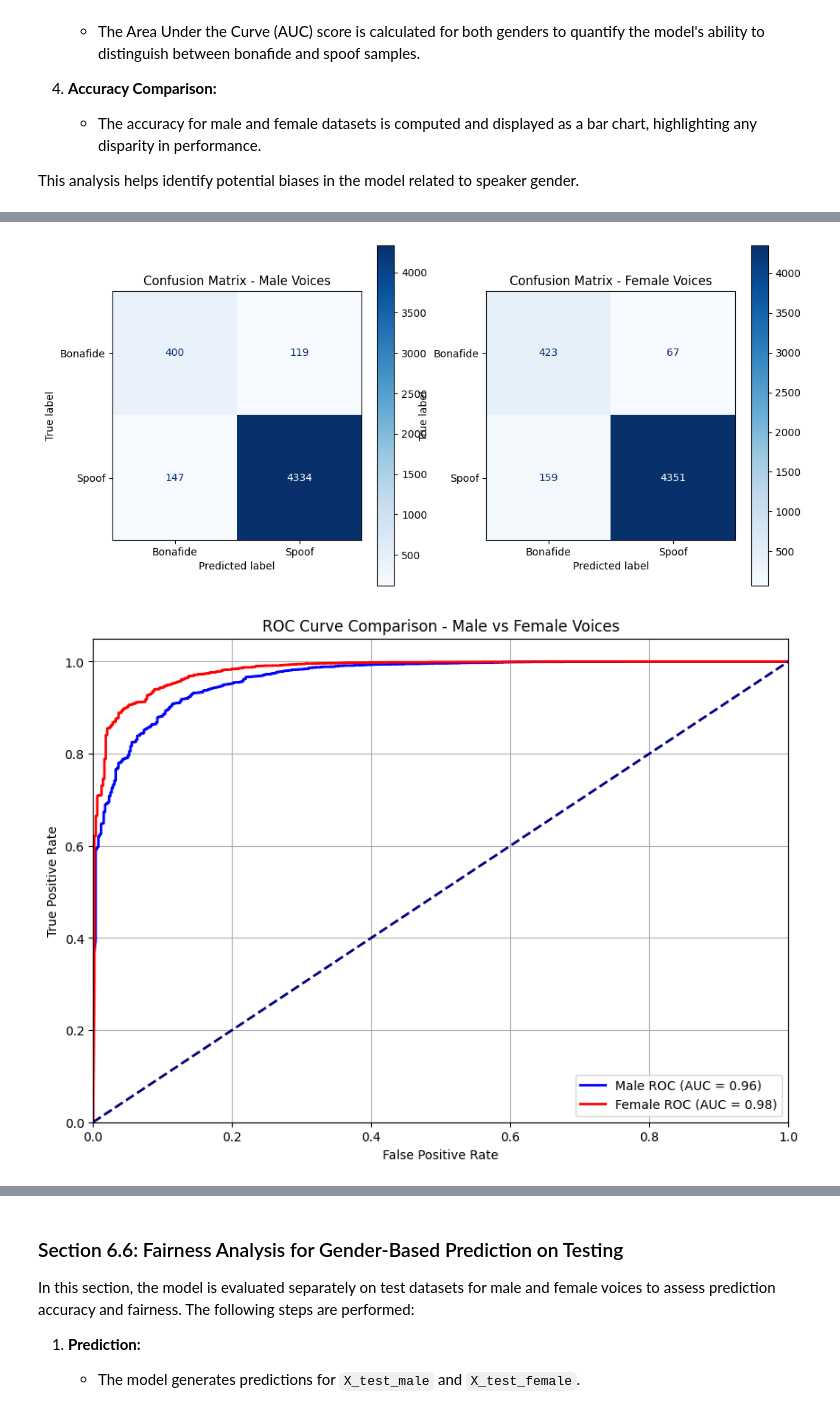
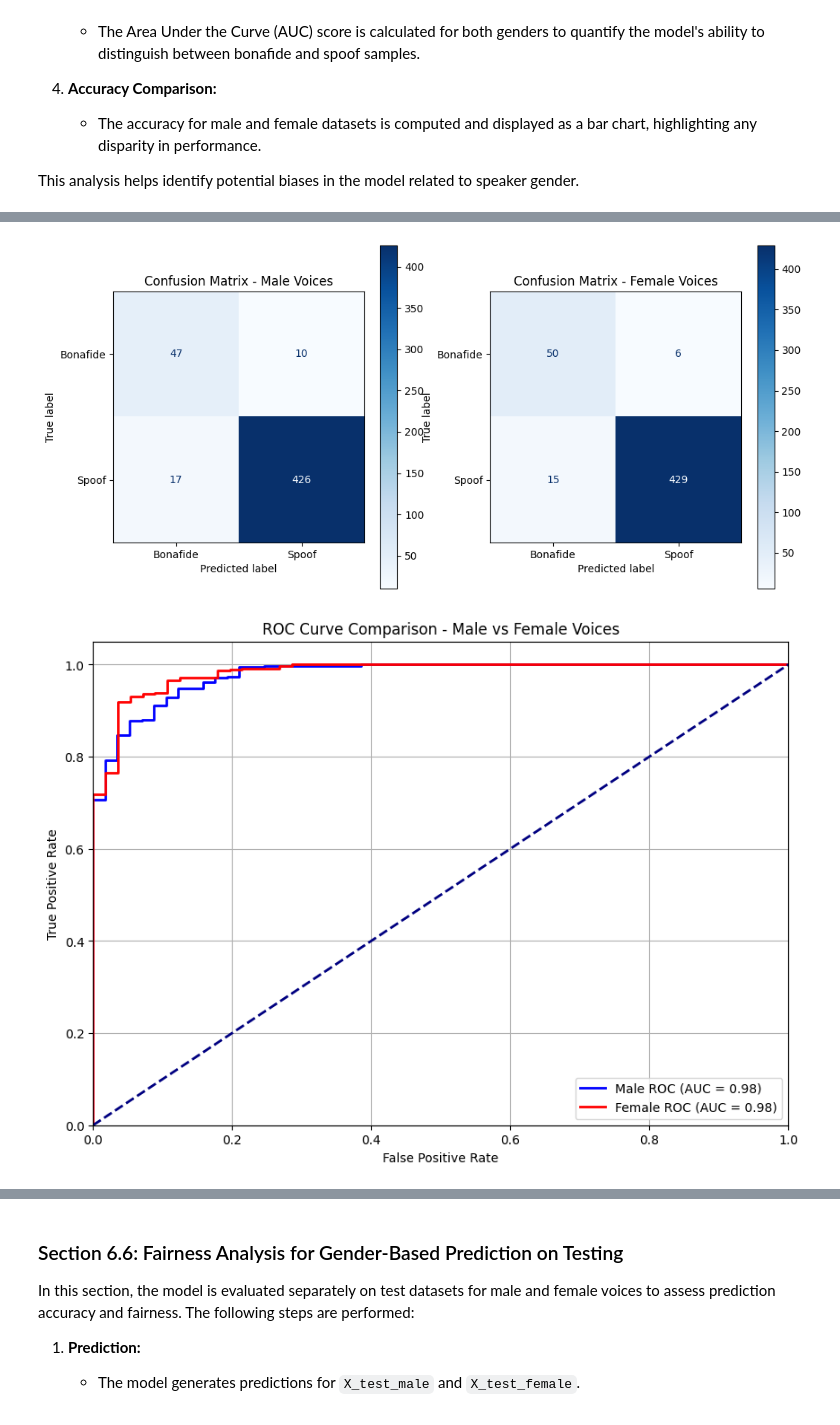
Before and after one commit to LovatoTomas/DF_AudioDeepfakeDetection, a Jupyter notebook: CNN_Base.ipynb, the cells around one changed output, grey strips where cells are left out. Cells and saved outputs as stored; diff of their text form; code cells hidden in the pictures.

```diff
--- a/CNN_Base.ipynb
+++ b/CNN_Base.ipynb
@@ -750,10 +750,10 @@ y_test_male = np.array([label_mapping[label] for label in y_test_male])
 y_test_female = np.array([label_mapping[label] for label in y_test_female])
 
 # Convert integer labels to one-hot encoded format
-y_train = to_categorical(y_val_male, NUM_CLASSES)
-y_val = to_categorical(y_val_female, NUM_CLASSES)
-y_test = to_categorical(y_test_male, NUM_CLASSES)
-y_test = to_categorical(y_test_female, NUM_CLASSES)
+y_val_male = to_categorical(y_val_male, NUM_CLASSES)
+y_val_female = to_categorical(y_val_female, NUM_CLASSES)
+y_test_male = to_categorical(y_test_male, NUM_CLASSES)
+y_test_female = to_categorical(y_test_female, NUM_CLASSES)
 # %% [markdown]
 ### Section 6.5: Fairness Analysis for Gender-Based Prediction on Validation
 
@@ -782,12 +782,12 @@ import numpy as np
 print("Predicting on validation dataset with male voices...")
 val_male_predictions = model.predict(X_val_male)
 val_male_pred_classes = np.argmax(val_male_predictions, axis=1)  # Predicted classes
-val_male_true_classes = y_val_male  # True classes already in integer form
+val_male_true_classes = np.argmax(y_val_male, axis=1)  # True classes already in integer form
 
 print("Predicting on validation dataset with female voices...")
 val_female_predictions = model.predict(X_val_female)
 val_female_pred_classes = np.argmax(val_female_predictions, axis=1)  # Predicted classes
-val_female_true_classes = y_val_female  # True classes already in integer form
+val_female_true_classes = np.argmax(y_val_female, axis=1)  # True classes already in integer form
 
 # Confusion Matrices
 conf_matrix_male = confusion_matrix(val_male_true_classes, val_male_pred_classes)
@@ -841,5 +841,5 @@ Predicting on validation dataset with female voices...
-[figure, old version]
+[figure, new version]
-[figure, old version]
+[figure, new version]
 [figure]
 # %% [markdown]
 ### Section 6.6: Fairness Analysis for Gender-Based Prediction on Testing
```
Also changed, not shown: parts of 21 cells of this notebook.
